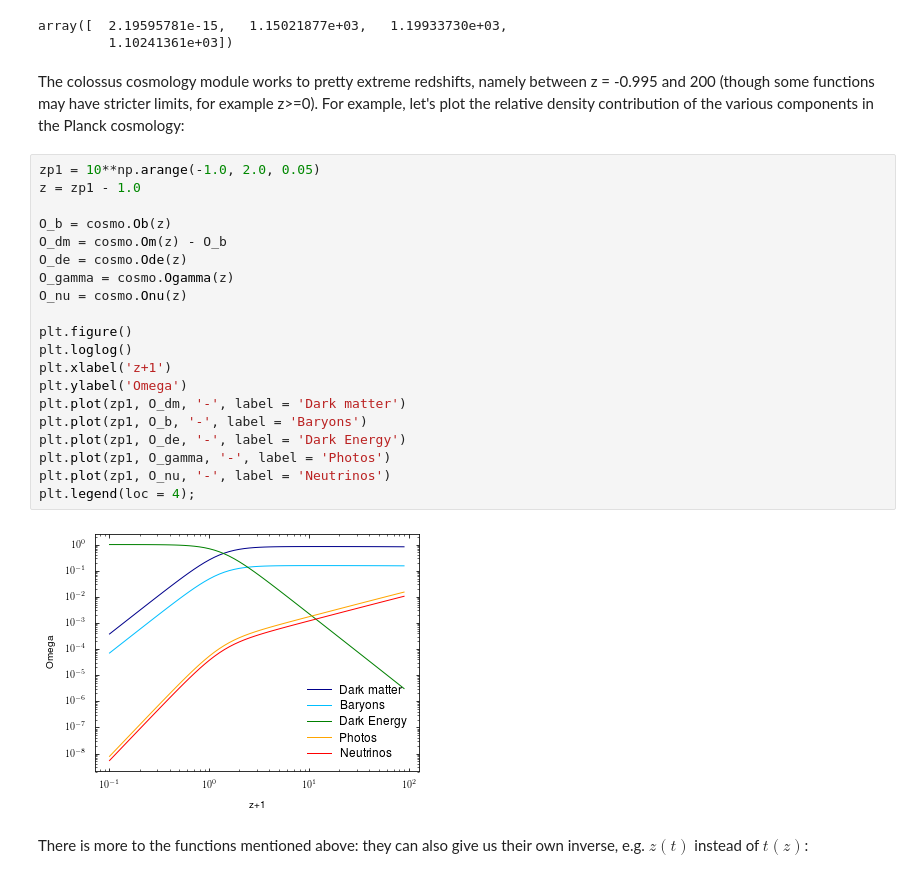
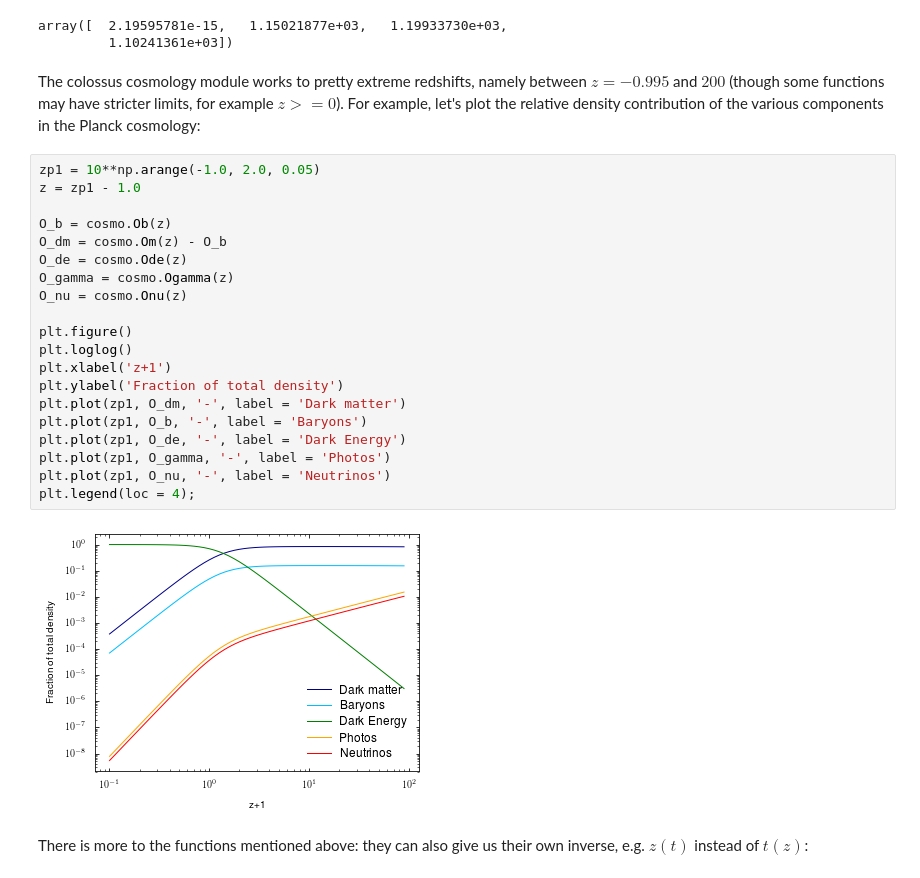
Before and after one commit to Shiriny24/colossus, a Jupyter notebook: tutorials/tutorial_cosmology.ipynb, the cells around one changed output. Drawn from its saved outputs; the diff is of its cells as text.

```diff
--- a/tutorials/tutorial_cosmology.ipynb
+++ b/tutorials/tutorial_cosmology.ipynb
@@ -155,29 +153,29 @@ cosmo.angularDiameterDistance(z)
 array([  2.19595781e-15,   1.15021877e+03,   1.19933730e+03,
          1.10241361e+03])
 # %% [markdown]
-The colossus cosmology module works to pretty extreme redshifts, namely between z = -0.995 and 200 (though some functions may have stricter limits, for example z>=0). For example, let's plot the relative density contribution of the various components in the Planck cosmology:
+The colossus cosmology module works to pretty extreme redshifts, namely between $z = -0.995$ and $200$ (though some functions may have stricter limits, for example $z>=0$). For example, let's plot the relative density contribution of the various components in the Planck cosmology:
 # %%
 zp1 = 10**np.arange(-1.0, 2.0, 0.05)
 z = zp1 - 1.0
 
 O_b = cosmo.Ob(z)
 O_dm = cosmo.Om(z) - O_b
 O_de = cosmo.Ode(z)
 O_gamma = cosmo.Ogamma(z)
 O_nu = cosmo.Onu(z)
 
 plt.figure()
 plt.loglog()
 plt.xlabel('z+1')
-plt.ylabel('Omega')
+plt.ylabel('Fraction of total density')
 plt.plot(zp1, O_dm, '-', label = 'Dark matter')
 plt.plot(zp1, O_b, '-', label = 'Baryons')
 plt.plot(zp1, O_de, '-', label = 'Dark Energy')
 plt.plot(zp1, O_gamma, '-', label = 'Photos')
 plt.plot(zp1, O_nu, '-', label = 'Neutrinos')
 plt.legend(loc = 4);
 # %% [output]
-[figure, old version]
+[figure, new version]
 # %% [markdown]
 There is more to the functions mentioned above: they can also give us their own inverse, e.g. $z(t)$ instead of $t(z)$:
 # %%
```
Also changed, not shown: parts of 18 cells of this notebook, 3 other files.
